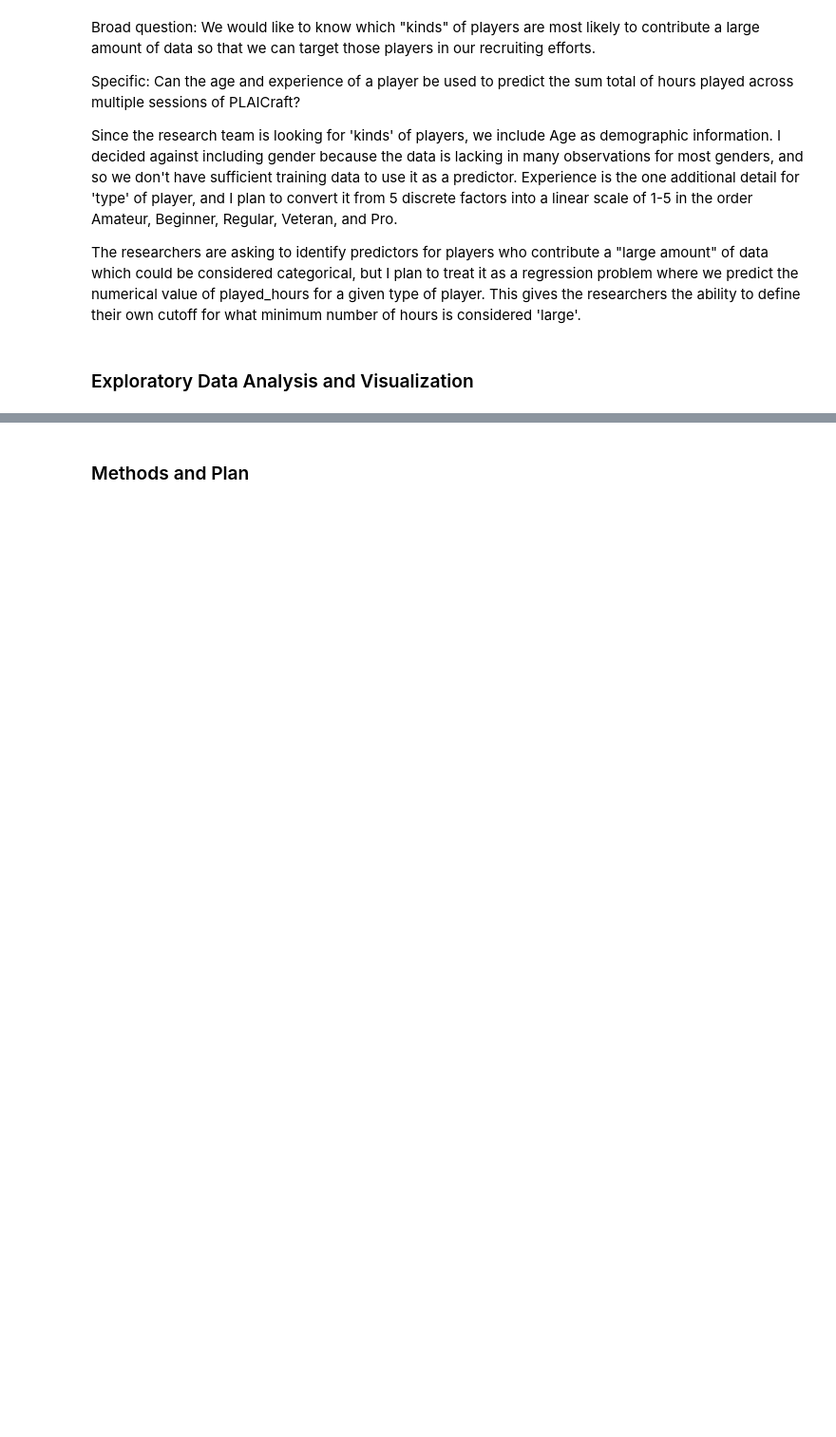
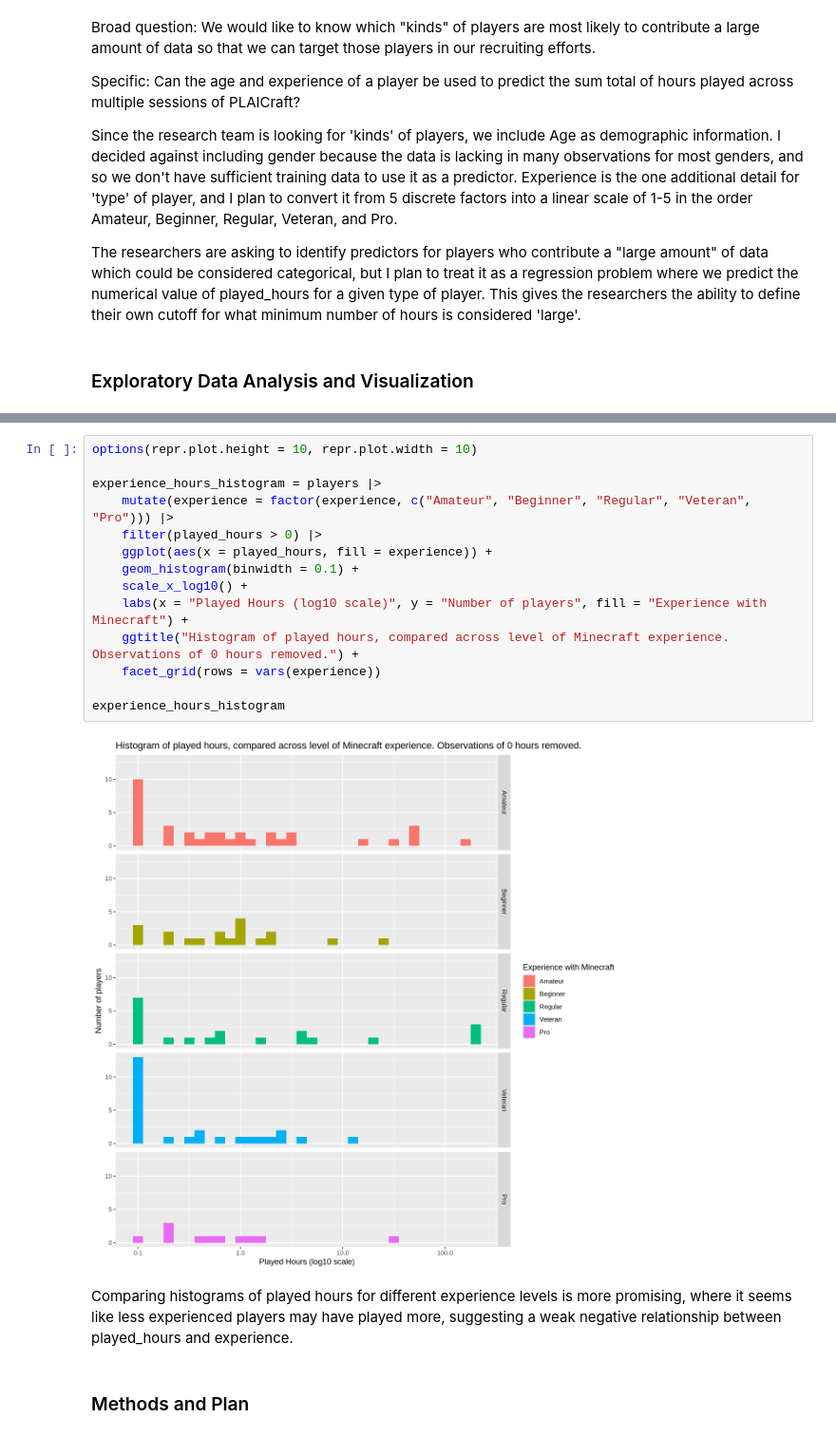
Before and after one commit to apepers/DSCI-100-Project, a Jupyter notebook: ReportNotebook.ipynb, the cells around one changed output, grey strips where cells are left out. Shown at 95% size. Cells and saved outputs as stored; diff of their text form; blank space fills up the shorter version.

```diff
--- a/ReportNotebook.ipynb
+++ b/ReportNotebook.ipynb
@@ -52,2 +139,20 @@ The researchers are asking to identify predictors for players who contribute a "
+# %%
+options(repr.plot.height = 10, repr.plot.width = 10)
+
+experience_hours_histogram = players |>
+    mutate(experience = factor(experience, c("Amateur", "Beginner", "Regular", "Veteran", "Pro"))) |>
+    filter(played_hours > 0) |>
+    ggplot(aes(x = played_hours, fill = experience)) +
+    geom_histogram(binwidth = 0.1) +
+    scale_x_log10() +
+    labs(x = "Played Hours (log10 scale)", y = "Number of players", fill = "Experience with Minecraft") +
+    ggtitle("Histogram of played hours, compared across level of Minecraft experience. Observations of 0 hours removed.") +
+    facet_grid(rows = vars(experience))
+
+experience_hours_histogram
+# %% [output]
+[figure, added]
+# %% [markdown]
+Comparing histograms of played hours for different experience levels is more promising, where it seems like less experienced players may have played more, suggesting a weak negative relationship between played_hours and experience.
 # %% [markdown]
 ### Methods and Plan
```
Also changed, not shown: parts of 11 cells of this notebook, 1 other file.
